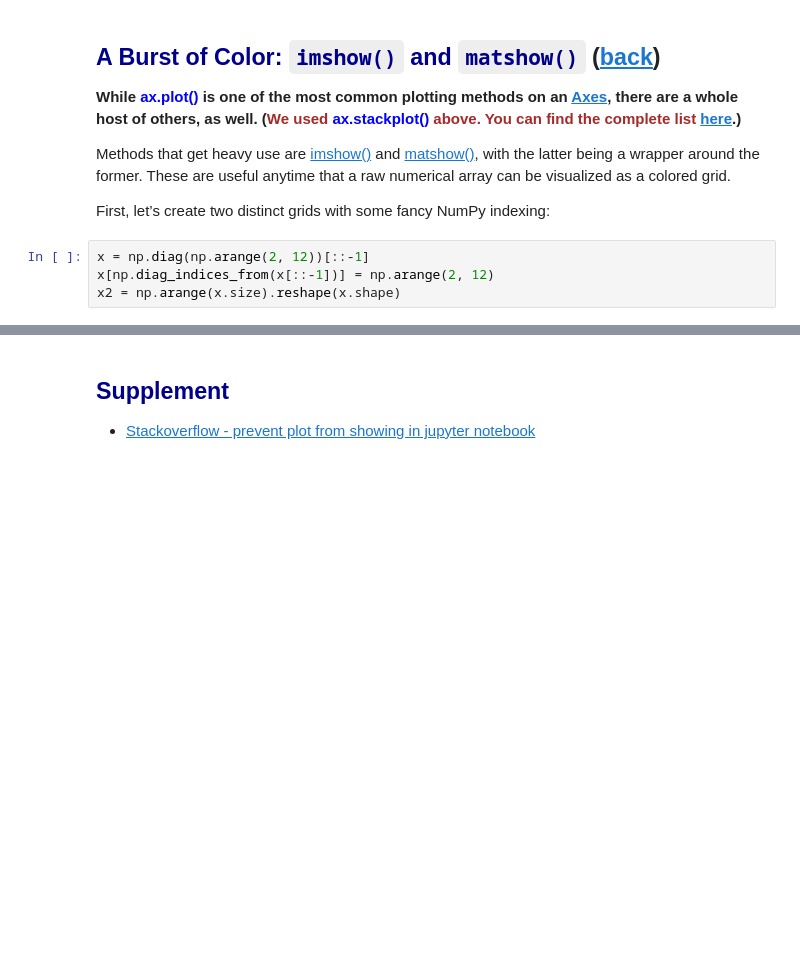
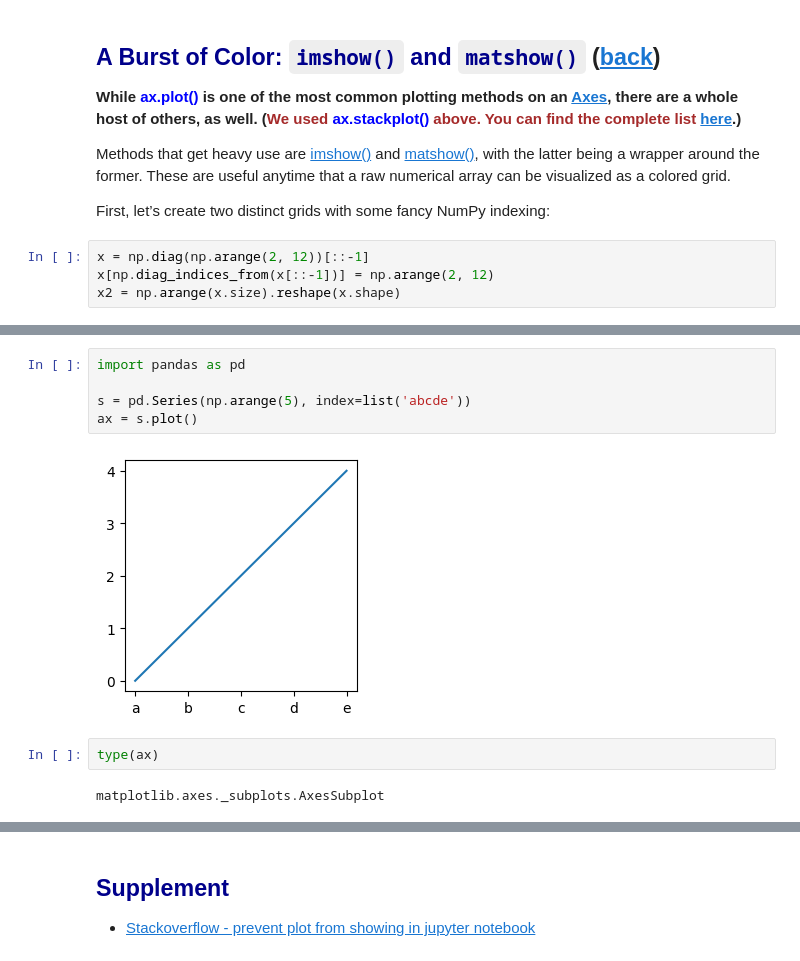
Before and after one commit to johnklee/python_101_crash_courses, a Jupyter notebook: article_collection/Python_matplotlib_guide/notebook.ipynb, the cells around one changed output, grey strips where cells are left out. Drawn from its saved outputs; the diff is of its cells as text; blank space fills up the shorter version.

```diff
--- a/article_collection/Python_matplotlib_guide/notebook.ipynb
+++ b/article_collection/Python_matplotlib_guide/notebook.ipynb
@@ -420,0 +471,11 @@ x2 = np.arange(x.size).reshape(x.shape)
+# %%
+import pandas as pd
+
+s = pd.Series(np.arange(5), index=list('abcde'))
+ax = s.plot()
+# %% [output]
+[figure, added]
+# %%
+type(ax)
+# %% [output]
+matplotlib.axes._subplots.AxesSubplot
```
Also changed, not shown: parts of 42 cells of this notebook.
